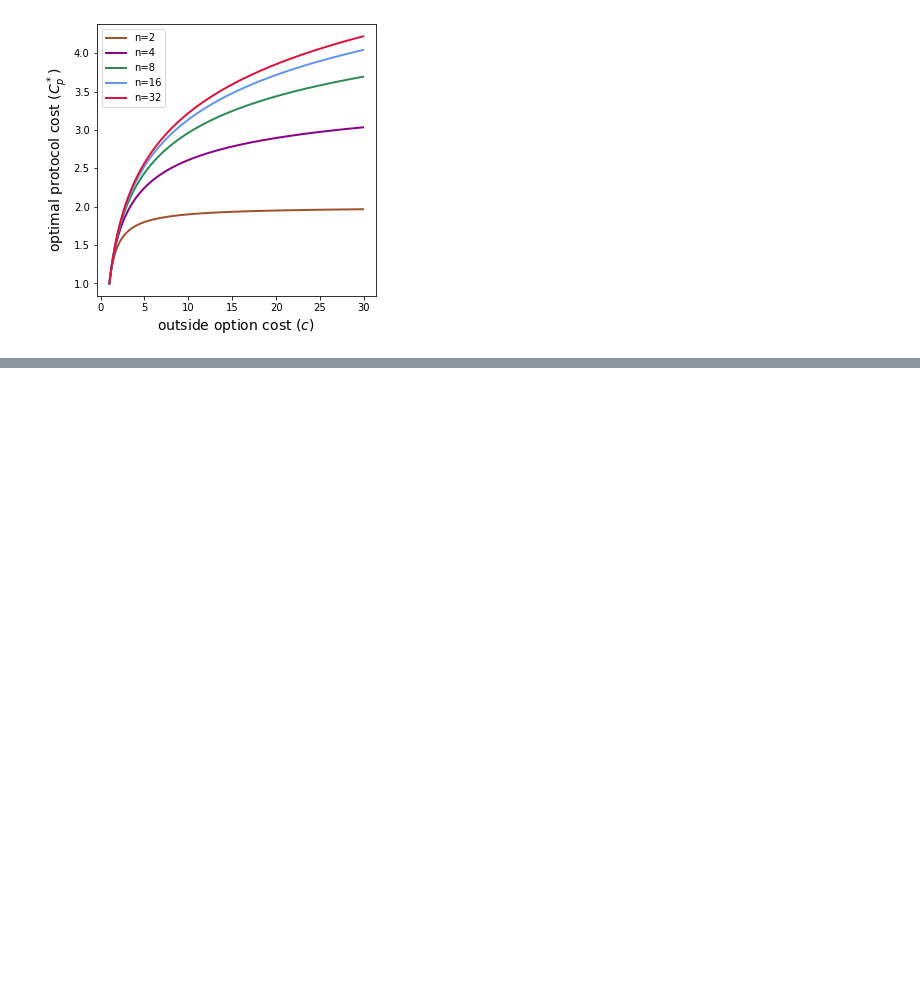
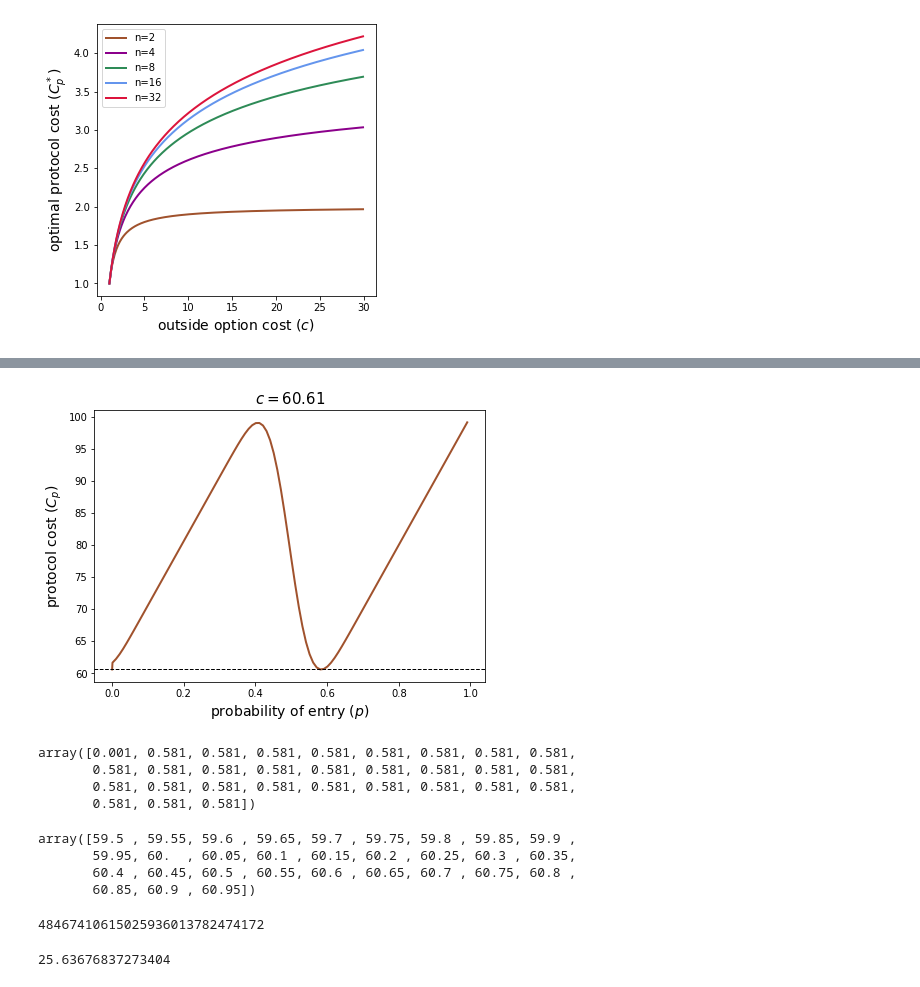
Before and after one commit to michaelneuder/continued-participation, a Jupyter notebook: copar.ipynb, the cells around one changed output, grey strips where cells are left out. Drawn from its saved outputs; the diff is of its cells as text; code cells hidden in the pictures; blank space fills up the shorter version.

```diff
--- a/copar.ipynb
+++ b/copar.ipynb
@@ -184,0 +253,9 @@ plt.show()
+# %%
+def protocolObjective(n, p, c):
+    k = int(np.ceil(n/2))
+    prize     = n*p /(1-((1-p)**n))
+    lowParFee = c * binom.cdf(k-1, n=n, p=p)
+    return prize + lowParFee
+# %%
+cs = np.arange(59,70,0.01)
+ps = np.arange(0.001, 1, 0.01)
@@ -184,0 +272,2 @@ plt.show()
+# %%
+indiff = [protocolObjective(n=100, p=p, c=60.61) for p in ps]
@@ -184,0 +278,34 @@ plt.show()
+# %%
+f, ax = plt.subplots(figsize=(7,5))
+
+plx = [0]
+plx.extend(ps)
+ply = [60.61]
+ply.extend(indiff)
+ax.plot(plx, ply, linewidth=2, color='sienna')
+
+ax.axhline(60.61, linewidth=1, color='k', linestyle='--')
+
+ax.set_xlabel(r'probability of entry ($p$)', size=14)
+ax.set_ylabel(r'protocol cost ($C_p$)', size=14)
+ax.set_title(r'$c=60.61$', size=15)
+
+
+plt.savefig('out.png', facecolor='white', dpi=200, bbox_inches='tight')
+plt.show()
+# %% [output]
+[figure, added]
+# %%
+optps[190:220]
+# %% [output]
+array([0.001, 0.581, 0.581, 0.581, 0.581, 0.581, 0.581, 0.581, 0.581,
+       0.581, 0.581, 0.581, 0.581, 0.581, 0.581, 0.581, 0.581, 0.581,
+       0.581, 0.581, 0.581, 0.581, 0.581, 0.581, 0.581, 0.581, 0.581,
+       0.581, 0.581, 0.581])
+# %%
+cs[190:220]
+# %% [output]
+array([59.5 , 59.55, 59.6 , 59.65, 59.7 , 59.75, 59.8 , 59.85, 59.9 ,
+       59.95, 60.  , 60.05, 60.1 , 60.15, 60.2 , 60.25, 60.3 , 60.35,
+       60.4 , 60.45, 60.5 , 60.55, 60.6 , 60.65, 60.7 , 60.75, 60.8 ,
+       60.85, 60.9 , 60.95])
@@ -184,0 +314,8 @@ plt.show()
+# %%
+comb(100-1, 49-1)
+# %% [output]
+48467410615025936013782474172
+# %%
+1/ (comb(100-1, 49-1) * (49/100)**49 * (1-49/100)**51)
+# %% [output]
+25.63676837273404
```
Also changed, not shown: parts of 19 cells of this notebook, 1 other file.
